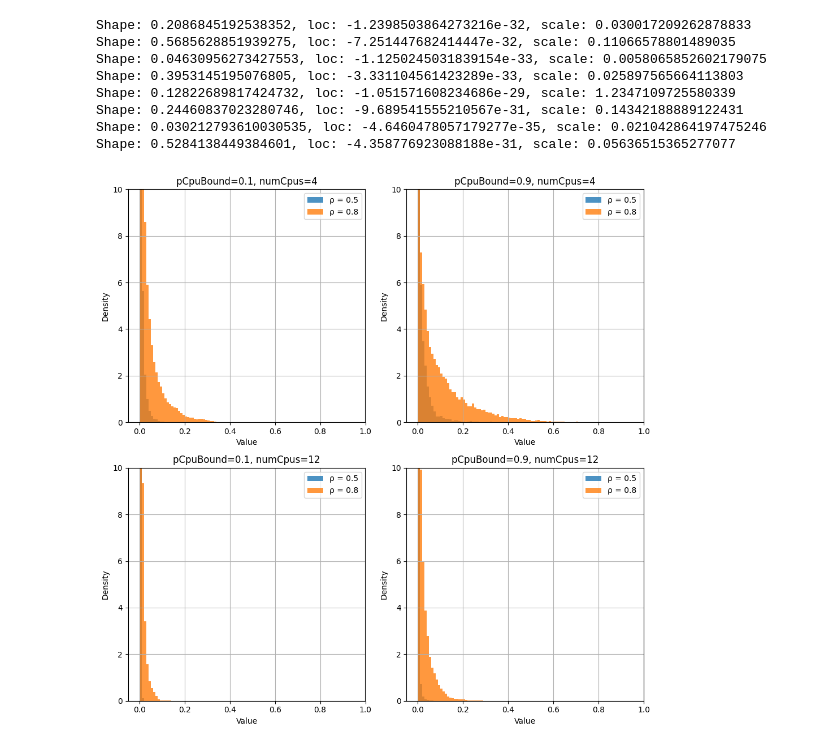
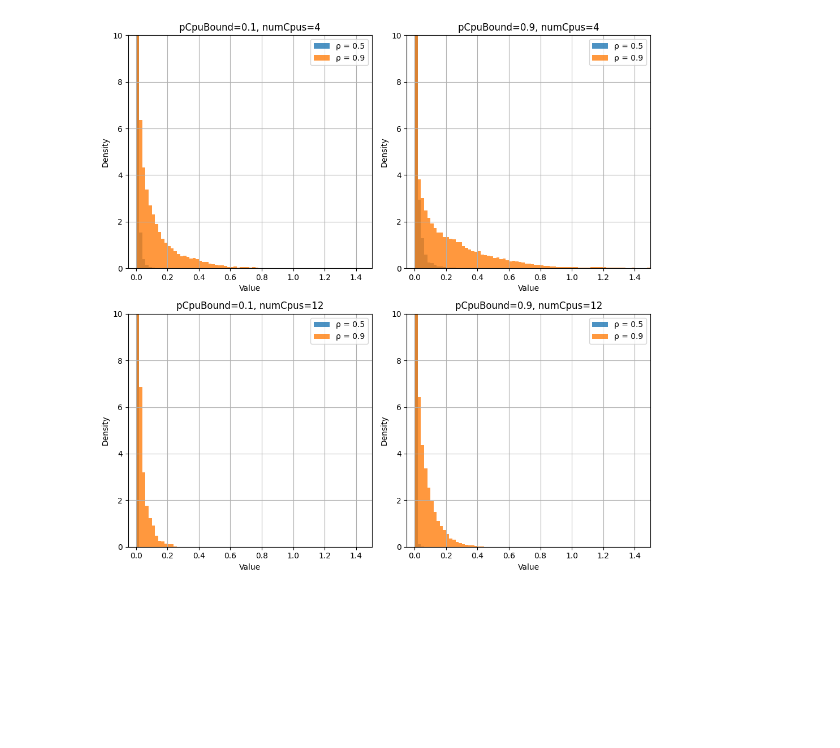
Before and after one commit to Sonic803/multi-core-sched, a Jupyter notebook: python/fcfsWait.ipynb, the cells around one changed output. Cells and saved outputs as stored; diff of their text form; code cells hidden in the pictures; blank space fills up the shorter version.

```diff
--- a/python/fcfsWait.ipynb
+++ b/python/fcfsWait.ipynb
@@ -37,6 +37,7 @@ def importData(file):
         good_dict[measurement]['measurement']=measurement
         good_dict[measurement]['parameters']=dict(item.split("=") for item in measurement.split(", "))
         good_dict[measurement]['param']={a['name']: a['value'] for a in data[key]['parameters']}
+        good_dict[measurement]['scalars']={a['name']: a['value'] for a in data[key]['scalars']}
         good_dict[measurement]['repetition']=int(repetition)
         # good_dict[measurement]['timeLimit']=int(timeLimit)
         good_dict[measurement]['modules']={}
@@ -95,7 +96,7 @@ filter={
 }
 # %%
 rhoSmall='0.5'
-rhoBig='0.8'
+rhoBig='0.9'
 # %%
 rhoStrings=[f"ρ = {rhoSmall}",f"ρ = {rhoBig}"]
 colors1=['#1F77B4','#FF7F0E']
@@ -178,7 +179,7 @@ fig, axs = plt.subplots(2, 2, figsize=(10, 10))
 maxXDict={}
 
 xFin={
-    '4':1,
+    '4':1.8,
     '12':0.4
 }
 
@@ -222,5 +223,5 @@ plt.show()
 # %%
-from scipy.stats import gamma
+from scipy.stats import gamma,expon
 
 # Assuming filtered_array, filtered_dict, and getMeasurement are already defined
 
@@ -236,63 +237,67 @@ for i, element in enumerate(filtered_array_rho):
         measurement = elementRho["measurement"]
 
         # Fit Gamma distribution to the data
-        shape, loc, scale = gamma.fit(values)#, floc=0)  # Force loc=0 for Gamma
+        # shape, loc, scale = gamma.fit(values, floc=0)  # Force loc=0 for Gamma
 
-        print(f"Shape: {shape}, loc: {loc}, scale: {scale}")
+        # print(f"Shape: {shape}, loc: {loc}, scale: {scale}")
 
         # Plot histogram
         ax, measurementString = getMeasurement(axs, measurement)
         ax.hist(
             values,
             bins=100,
-            range=(0, 1),
+            range=(0, 2),
             density=True,
             alpha=0.8,
             label=f"{rhoStrings[rhoNum]}",
             color=colors1[rhoNum],
         )
 
         # Plot fitted Gamma distribution
-        x = np.linspace(min(values), max(values), 1000)
-        pdf = gamma.pdf(x, shape, loc=loc, scale=scale)
+        # x = np.linspace(min(values), max(values), 1000)
+        # pdf = gamma.pdf(x, shape, loc=loc, scale=scale)
 
-        lambd = 1 / scale
-        shape = round(shape, 2)
-        lambd = round(lambd, 2)
-        scale = round(scale, 2)
+        # lambd = 1 / scale
+        # shape = round(shape, 2)
+        # lambd = round(lambd, 2)
+        # scale = round(scale, 2)
         # ax.plot(
         #     x,
         #     pdf,
         #     "-",
         #     label=f"α = {shape}, θ = {scale}, λ = {lambd}",
         #     alpha=0.9,
         #     color=colors2[rhoNum],
         # )
         # ax.text(0,1-rhoNum,elementRho['param']['meanGenerationTime'])
 
         # print(f"{elementRho['config']}")
+    # x = np.linspace(0, 10, 1000)
+    # pdf = expon.pdf(x, scale=0.1)  # Mean = 0.1
+
+    # ax.plot(
+    #     x,
+    #     pdf,
+    #     "-",
+    #     label=f"Exp. Mean = 0.1",
+    #     alpha=0.9,
+    #     color=colors2[0],
+    # )
+
 
     # Set labels and title
     ax.set_xlabel("Value")
     ax.set_ylabel("Density")
-    ax.set_xlim(-0.05, 1)
+    ax.set_xlim(-0.05, 1.5)
     ax.set_ylim(0, 10)
     ax.set_title(measurementString)
     ax.legend()
     ax.grid(True)
 
 plt.tight_layout()
 plt.show()
 # %% [output]
-Shape: 0.2086845192538352, loc: -1.2398503864273216e-32, scale: 0.030017209262878833
-Shape: 0.5685628851939275, loc: -7.251447682414447e-32, scale: 0.11066578801489035
-Shape: 0.04630956273427553, loc: -1.1250245031839154e-33, scale: 0.0058065852602179075
-Shape: 0.3953145195076805, loc: -3.331104561423289e-33, scale: 0.025897565664113803
-Shape: 0.12822689817424732, loc: -1.051571608234686e-29, scale: 1.2347109725580339
-Shape: 0.24460837023280746, loc: -9.689541555210567e-31, scale: 0.14342188889122431
-Shape: 0.030212793610030535, loc: -4.6460478057179277e-35, scale: 0.021042864197475246
-Shape: 0.5284138449384601, loc: -4.358776923088188e-31, scale: 0.05636515365277077
-[figure, old version]
+[figure, new version]
 # %%
 import numpy as np
 import matplotlib.pyplot as plt
```
Also changed, not shown: parts of 12 cells of this notebook, 46 other files.
